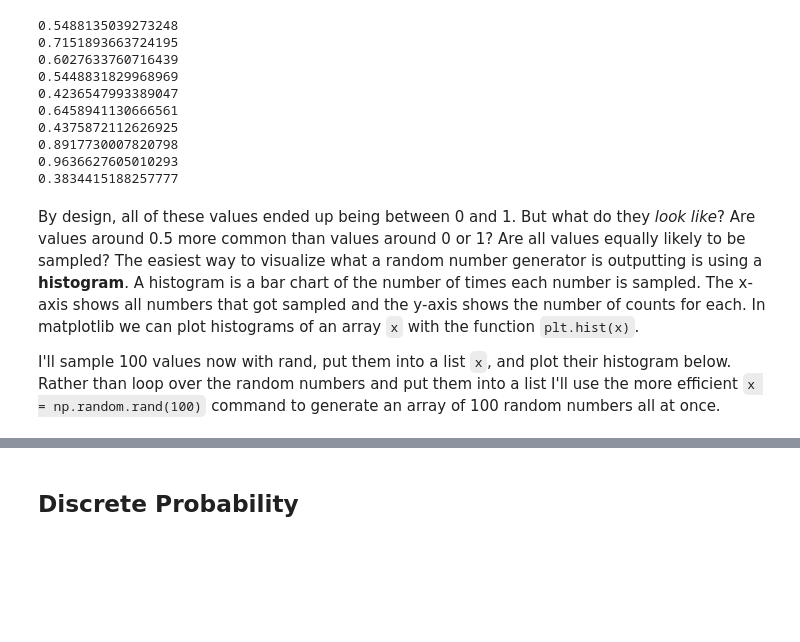
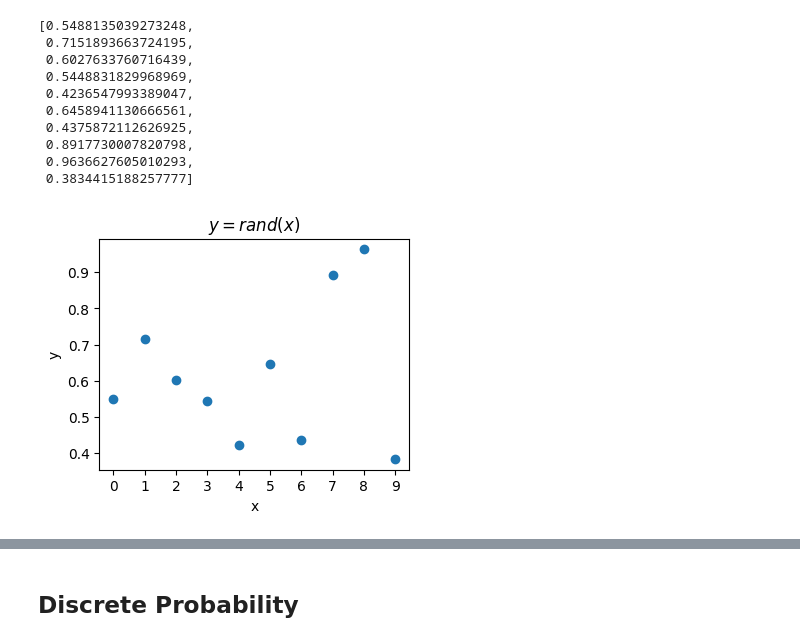
Before and after one commit to rkingery/ml-book, a Jupyter notebook: notebooks/probability.ipynb, the cells around one changed output, grey strips where cells are left out. Saved outputs shown, nothing was run; the diff lists cells and outputs as text; code cells hidden in the pictures; blank space fills up the shorter version.

```diff
--- a/notebooks/probability.ipynb
+++ b/notebooks/probability.ipynb
@@ -24,19 +73,27 @@ We can see an example of how this randomness works by using a **random number ge
 # %%
-for i in range(10):
-    x = np.random.rand()
-    print(x)
+x = np.arange(10)
+y = []
+for i in x:
+    r = np.random.rand()
+    y.append(r)
+y
 # %% [output]
-0.5488135039273248
-0.7151893663724195
-0.6027633760716439
-0.5448831829968969
-0.4236547993389047
-0.6458941130666561
-0.4375872112626925
-0.8917730007820798
-0.9636627605010293
-0.3834415188257777
+[0.5488135039273248,
+ 0.7151893663724195,
+ 0.6027633760716439,
+ 0.5448831829968969,
+ 0.4236547993389047,
+ 0.6458941130666561,
+ 0.4375872112626925,
+ 0.8917730007820798,
+ 0.9636627605010293,
+ 0.3834415188257777]
-# %% [markdown]
-By design, all of these values ended up being between 0 and 1. But what do they *look like*? Are values around 0.5 more common than values around 0 or 1? Are all values equally likely to be sampled? The easiest way to visualize what a random number generator is outputting is using a **histogram**. A histogram is a bar chart of the number of times each number is sampled. The x-axis shows all numbers that got sampled and the y-axis shows the number of counts for each. In matplotlib we can plot histograms of an array `x` with the function `plt.hist(x)`.
-
-I'll sample 100 values now with rand, put them into a list `x`, and plot their histogram below. Rather than loop over the random numbers and put them into a list I'll use the more efficient `x = np.random.rand(100)` command to generate an array of 100 random numbers all at once.
+# %%
+plt.scatter(x, y)
+plt.xticks(x)
+plt.xlabel('x')
+plt.ylabel('y')
+plt.title('$y = rand(x)$')
+plt.show();
+# %% [output]
+[figure, added]
```
Also changed, not shown: parts of 66 cells of this notebook, 6 other files.
